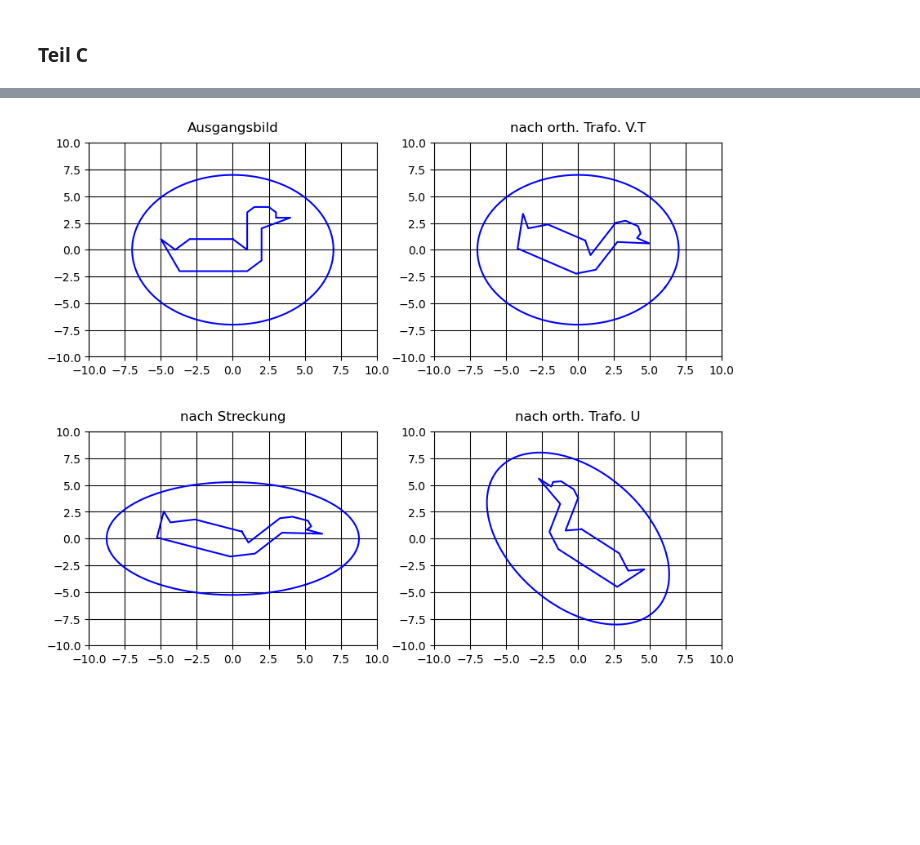
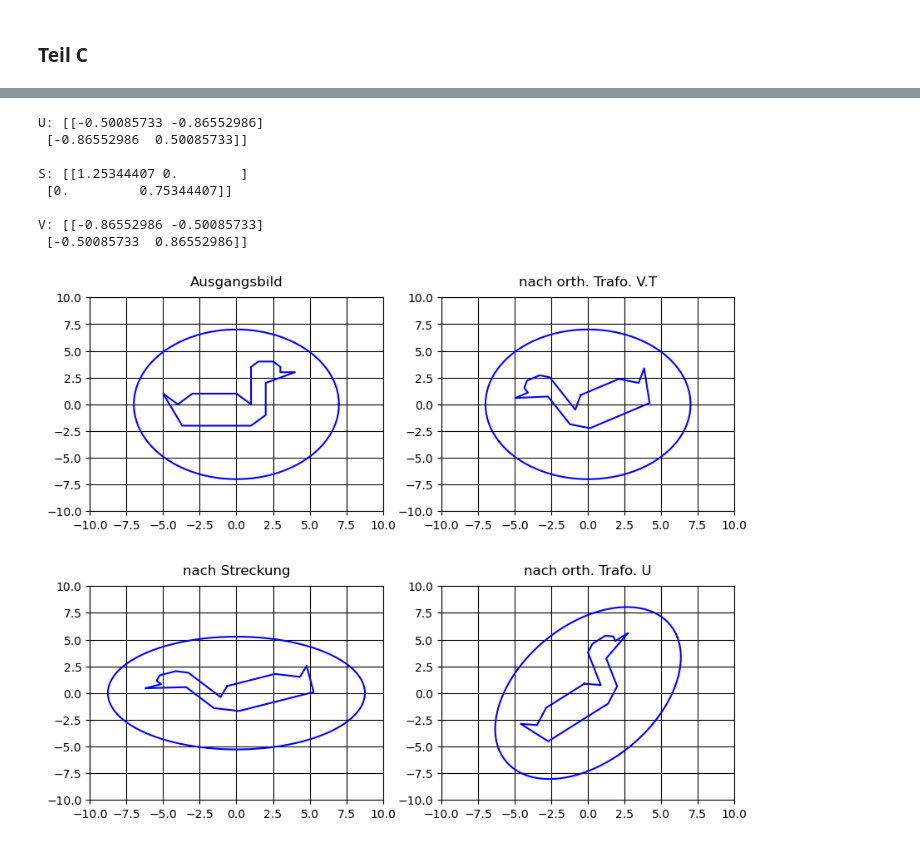
Before and after one commit to Javiermateor/Numerische-Mathematik-I-fuer-Ingenieure, a Jupyter notebook: HA2.ipynb, the cells around one changed output, grey strips where cells are left out. Drawn from its saved outputs; the diff is of its cells as text; code cells hidden in the pictures; blank space fills up the shorter version.

```diff
--- a/HA2.ipynb
+++ b/HA2.ipynb
@@ -225,24 +177,21 @@ S_neu: [[1.25344407 0.        ]
 ente=np.array([[0, 1, 1, 1.5 ,2.5 ,3, 3, 4, 2, 2, 1, -3.7, -5, -4, -3, 0],
               [1, 0, 3.5, 4, 4, 3.5, 3, 3, 2, -1, -2, -2, 1, 0, 1, 1]])
 
-A=np.array([[-0.87, 0.25],[0.75, 0.87]])
+A=np.array([[0.87, -0.25],
+            [0.75, 0.87]])
 
 kreis = cart2pol(np.zeros((2,100)), 2*math.pi)
 
 U, S, V = LA.svd(A)
 
+S = np.diag(S)
+
 print(f'U: {U} \n')
 print(f'S: {S} \n')
 print(f'V: {V} \n')
 
-d = S.shape[0]
-S_neu = np.zeros((d, d))
-S_neu = np.diag(S)
-
-print(f'S_neu: {S_neu} \n')
 
 f1= plt.figure(figsize=(10,8), dpi=100)
-
 
 # 1.Subplot: Ausgangsbild
 ax1 = plt.subplot(2,2,1)
@@ -262,64 +211,58 @@ ax2 = plt.subplot(2,2,2)
 plt.title("nach orth. Trafo. V.T", pad ='10')
 
 ente2= V.dot(ente)
-
-kreis2 = V.dot(kreis.T).T
-# kreis2 = np.matmul(V, kreis.T)
+kreis2 = V.dot(kreis.T)
 
 plt.xlim(-10, 10)
 plt.ylim(-10, 10)
-
-#transform the gitter to the new coordinate system
-ax2.grid(True,which='major',axis='both',color='k')
-
+plt.grid(color='k')
 
 plt.plot(ente2[0,:], ente2[1,:], color='blue')
-plt.plot(kreis2[:,0], kreis2[:,1], color='blue')
-
-
+plt.plot(kreis2.T[:,0], kreis2.T[:,1], color='blue')
 
 # 3.Subplot: nach Streckung
 
 ax3 = plt.subplot(2,2,3)
 
-ente3 = S_neu.dot(ente2)
-kreis3 = S_neu.dot(kreis2.T).T
-# kreis3 = np.matmul(S_neu, kreis2).T
+ente3 = S.dot(ente2)
+kreis3 = S.dot(kreis2)
 
 
 plt.title("nach Streckung", pad ='10')
 plt.xlim(-10, 10)
 plt.ylim(-10, 10)
 plt.grid(color='k')
 
 
 plt.plot(ente3[0,:], ente3[1,:], color='blue')
-plt.plot(kreis3[:,0], kreis3[:,1], color='blue')
+plt.plot(kreis3.T[:,0], kreis3.T[:,1], color='blue')
 
 
 # 4.Subplot: nach orth. Trafo. U
 
 ax4 = plt.subplot(2,2,4)
 
 ente4 = U.dot(ente3)
-kreis4 = U.dot(kreis3.T).T
-# kreis4 = np.matmul(U, kreis3.T)
+kreis4 = U.dot(kreis3)
 
 plt.title("nach orth. Trafo. U", pad ='10')
 plt.xlim(-10, 10)
 plt.ylim(-10, 10)
 plt.grid(color='k')
 
 plt.plot(ente4[0,:], ente4[1,:], color='blue')
-plt.plot(kreis4[:,0], kreis4[:,1], color='blue')
-
+plt.plot(kreis4.T[:,0], kreis4.T[:,1], color='blue')
 
 #Plots Einstellungen
 plt.subplots_adjust(hspace=0.35)
 plt.show()
-
-# Auswahl der Werte für die Matrix A
-# Die Werte für die Etikette der Achsen anpassen
-# grid anpassen
 # %% [output]
+U: [[-0.50085733 -0.86552986]
+ [-0.86552986  0.50085733]]
+
+S: [[1.25344407 0.        ]
+ [0.         0.75344407]]
+
+V: [[-0.86552986 -0.50085733]
+ [-0.50085733  0.86552986]]
-[figure, old version]
+[figure, new version]
```
Also changed, not shown: parts of 5 cells of this notebook, 1 other file.
